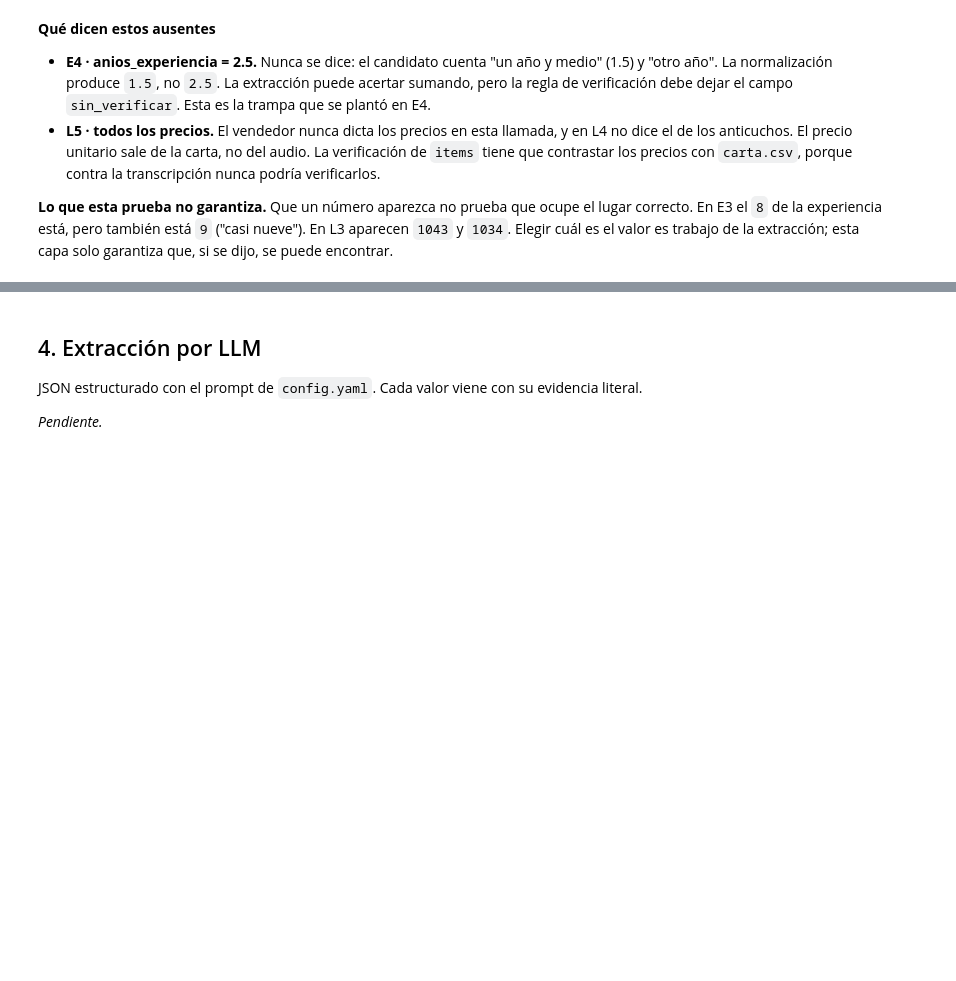
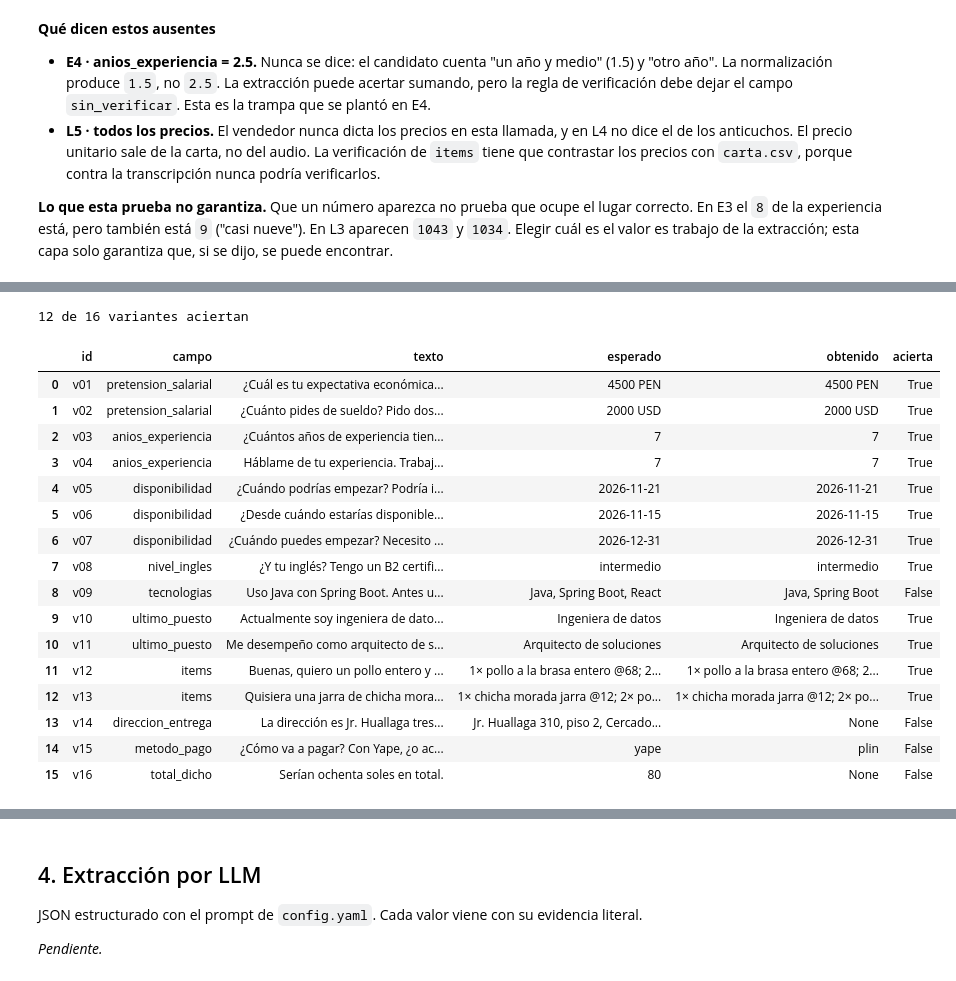
Before and after one commit to mmlis02/HW_05_202602, a Jupyter notebook: notebooks/03_extraccion.ipynb, the cells around one changed output, grey strips where cells are left out. Drawn from its saved outputs; the diff is of its cells as text; code cells hidden in the pictures; blank space fills up the shorter version.

```diff
--- a/notebooks/03_extraccion.ipynb
+++ b/notebooks/03_extraccion.ipynb
@@ -308,0 +386,69 @@ Expresiones regulares por campo.
+# %%
+tipos = {c: t for e in cfg["esquemas"].values() for c, t in e["campos"].items()}
+variantes = [
+    # id, esquema, campo, texto, esperado
+    ("v01", "entrevista", "pretension_salarial",
+     "¿Cuál es tu expectativa económica? Hoy cobro tres mil. Me gustaría llegar a cuatro mil quinientos soles.",
+     {"monto": 4500, "moneda": "PEN"}),
+    ("v02", "entrevista", "pretension_salarial",
+     "¿Cuánto pides de sueldo? Pido dos mil dólares mensuales.", {"monto": 2000, "moneda": "USD"}),
+    ("v03", "entrevista", "anios_experiencia",
+     "¿Cuántos años de experiencia tienes? Llevo siete años en el rubro.", 7),
+    ("v04", "entrevista", "anios_experiencia",
+     "Háblame de tu experiencia. Trabajo en desarrollo desde dos mil diecinueve.", 7),
+    ("v05", "entrevista", "disponibilidad",
+     "¿Cuándo podrías empezar? Podría incorporarme en tres semanas.", "2026-11-21"),
+    ("v06", "entrevista", "disponibilidad",
+     "¿Desde cuándo estarías disponible? A partir del quince de noviembre.", "2026-11-15"),
+    ("v07", "entrevista", "disponibilidad",
+     "¿Cuándo puedes empezar? Necesito dos meses de preaviso.", "2026-12-31"),
+    ("v08", "entrevista", "nivel_ingles", "¿Y tu inglés? Tengo un B2 certificado.", "intermedio"),
+    ("v09", "entrevista", "tecnologias",
+     "Uso Java con Spring Boot. Antes usaba Angular, pero lo reemplazamos por React.",
+     ["Java", "Spring Boot", "React"]),
+    ("v10", "entrevista", "ultimo_puesto",
+     "Actualmente soy ingeniera de datos en una aseguradora.", "Ingeniera de datos"),
+    ("v11", "entrevista", "ultimo_puesto",
+     "Me desempeño como arquitecto de soluciones desde hace tres años.", "Arquitecto de soluciones"),
+    ("v12", "pedido", "items",
+     "Buenas, quiero un pollo entero y dos gaseosas personales. Le repito su pedido: un pollo entero y dos gaseosas personales.",
+     [{"producto": "pollo a la brasa", "tamano": "entero", "cantidad": 1, "precio_unitario": 68},
+      {"producto": "gaseosa", "tamano": "personal", "cantidad": 2, "precio_unitario": 4}]),
+    ("v13", "pedido", "items",
+     "Quisiera una jarra de chicha morada y un cuarto de pollo. Mejor que sean dos cuartos de pollo.",
+     [{"producto": "chicha morada", "tamano": "jarra", "cantidad": 1, "precio_unitario": 12},
+      {"producto": "pollo a la brasa", "tamano": "cuarto", "cantidad": 2, "precio_unitario": 20}]),
+    ("v14", "pedido", "direccion_entrega",
+     "La dirección es Jr. Huallaga trescientos diez, piso dos, en Cercado de Lima.",
+     "Jr. Huallaga 310, piso 2, Cercado de Lima"),
+    ("v15", "pedido", "metodo_pago", "¿Cómo va a pagar? Con Yape, ¿o aceptan Plin?", "yape"),
+    ("v16", "pedido", "total_dicho", "Serían ochenta soles en total.", 80),
+]
+from src.metricas import coincide
+
+tabla_variantes = pd.DataFrame(
+    [{"id": i, "campo": campo, "texto": texto, "esperado": mostrar(esp),
+      "obtenido": mostrar(ob := extraer(texto, esquema)[campo]["valor"]),
+      "acierta": coincide(tipos[campo], ob, esp)} for i, esquema, campo, texto, esp in variantes]
+)
+print(f"{tabla_variantes.acierta.sum()} de {len(tabla_variantes)} variantes aciertan")
+tabla_variantes
+# %% [output]
+12 de 16 variantes aciertan
+|  | id | campo | texto | esperado | obtenido | acierta |
+| 0 | v01 | pretension_salarial | ¿Cuál es tu expectativa económica... | 4500 PEN | 4500 PEN | True |
+| 1 | v02 | pretension_salarial | ¿Cuánto pides de sueldo? Pido dos... | 2000 USD | 2000 USD | True |
+| 2 | v03 | anios_experiencia | ¿Cuántos años de experiencia tien... | 7 | 7 | True |
+| 3 | v04 | anios_experiencia | Háblame de tu experiencia. Trabaj... | 7 | 7 | True |
+| 4 | v05 | disponibilidad | ¿Cuándo podrías empezar? Podría i... | 2026-11-21 | 2026-11-21 | True |
+| 5 | v06 | disponibilidad | ¿Desde cuándo estarías disponible... | 2026-11-15 | 2026-11-15 | True |
+| 6 | v07 | disponibilidad | ¿Cuándo puedes empezar? Necesito ... | 2026-12-31 | 2026-12-31 | True |
+| 7 | v08 | nivel_ingles | ¿Y tu inglés? Tengo un B2 certifi... | intermedio | intermedio | True |
+| 8 | v09 | tecnologias | Uso Java con Spring Boot. Antes u... | Java, Spring Boot, React | Java, Spring Boot | False |
+| 9 | v10 | ultimo_puesto | Actualmente soy ingeniera de dato... | Ingeniera de datos | Ingeniera de datos | True |
+| 10 | v11 | ultimo_puesto | Me desempeño como arquitecto de s... | Arquitecto de soluciones | Arquitecto de soluciones | True |
+| 11 | v12 | items | Buenas, quiero un pollo entero y ... | 1× pollo a la brasa entero @68; 2... | 1× pollo a la brasa entero @68; 2... | True |
+| 12 | v13 | items | Quisiera una jarra de chicha mora... | 1× chicha morada jarra @12; 2× po... | 1× chicha morada jarra @12; 2× po... | True |
+| 13 | v14 | direccion_entrega | La dirección es Jr. Huallaga tres... | Jr. Huallaga 310, piso 2, Cercado... | None | False |
+| 14 | v15 | metodo_pago | ¿Cómo va a pagar? Con Yape, ¿o ac... | yape | plin | False |
+| 15 | v16 | total_dicho | Serían ochenta soles en total. | 80 | None | False |
```
Also changed, not shown: parts of 25 cells of this notebook.
